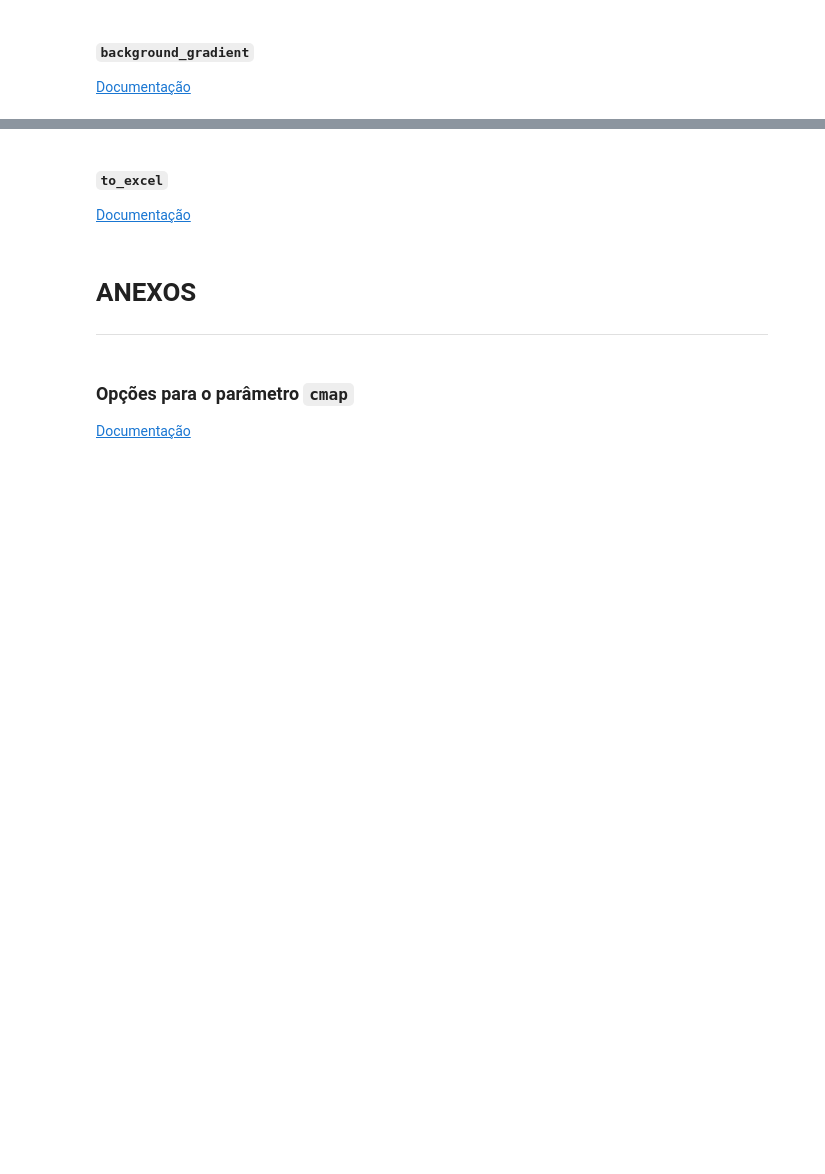
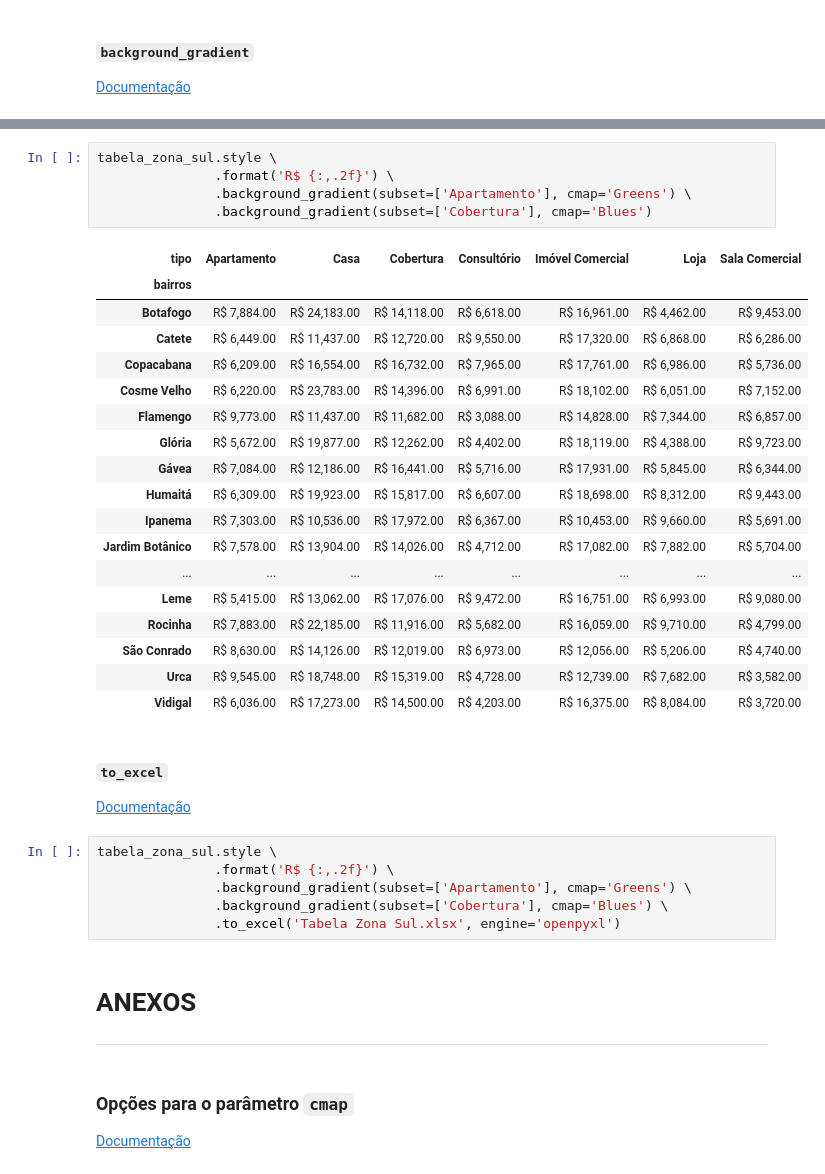
Before and after one commit to emersonleaojr/Pandas_avancado, a Jupyter notebook: Projeto.ipynb, the cells around one changed output, grey strips where cells are left out. Drawn from its saved outputs; the diff is of its cells as text; blank space fills up the shorter version.

Commit message:
Tabulacao e estilizacao, saida .xlsx

```diff
--- a/Projeto.ipynb
+++ b/Projeto.ipynb
@@ -1668,7 +2023,37 @@ dados_listings.pivot_table(
+# %%
+tabela_zona_sul.style \
+               .format('R$ {:,.2f}') \
+               .background_gradient(subset=['Apartamento'], cmap='Greens') \
+               .background_gradient(subset=['Cobertura'], cmap='Blues')
+# %% [output]
+| tipo | Apartamento | Casa | Cobertura | Consultório | Imóvel Comercial | Loja | Sala Comercial |
+| bairros |  |  |  |  |  |  |  |
+| Botafogo | R$ 7,884.00 | R$ 24,183.00 | R$ 14,118.00 | R$ 6,618.00 | R$ 16,961.00 | R$ 4,462.00 | R$ 9,453.00 |
+| Catete | R$ 6,449.00 | R$ 11,437.00 | R$ 12,720.00 | R$ 9,550.00 | R$ 17,320.00 | R$ 6,868.00 | R$ 6,286.00 |
+| Copacabana | R$ 6,209.00 | R$ 16,554.00 | R$ 16,732.00 | R$ 7,965.00 | R$ 17,761.00 | R$ 6,986.00 | R$ 5,736.00 |
+| Cosme Velho | R$ 6,220.00 | R$ 23,783.00 | R$ 14,396.00 | R$ 6,991.00 | R$ 18,102.00 | R$ 6,051.00 | R$ 7,152.00 |
+| Flamengo | R$ 9,773.00 | R$ 11,437.00 | R$ 11,682.00 | R$ 3,088.00 | R$ 14,828.00 | R$ 7,344.00 | R$ 6,857.00 |
+| Glória | R$ 5,672.00 | R$ 19,877.00 | R$ 12,262.00 | R$ 4,402.00 | R$ 18,119.00 | R$ 4,388.00 | R$ 9,723.00 |
+| Gávea | R$ 7,084.00 | R$ 12,186.00 | R$ 16,441.00 | R$ 5,716.00 | R$ 17,931.00 | R$ 5,845.00 | R$ 6,344.00 |
+| Humaitá | R$ 6,309.00 | R$ 19,923.00 | R$ 15,817.00 | R$ 6,607.00 | R$ 18,698.00 | R$ 8,312.00 | R$ 9,443.00 |
+| Ipanema | R$ 7,303.00 | R$ 10,536.00 | R$ 17,972.00 | R$ 6,367.00 | R$ 10,453.00 | R$ 9,660.00 | R$ 5,691.00 |
+| Jardim Botânico | R$ 7,578.00 | R$ 13,904.00 | R$ 14,026.00 | R$ 4,712.00 | R$ 17,082.00 | R$ 7,882.00 | R$ 5,704.00 |
+| ... | ... | ... | ... | ... | ... | ... | ... |
+| Leme | R$ 5,415.00 | R$ 13,062.00 | R$ 17,076.00 | R$ 9,472.00 | R$ 16,751.00 | R$ 6,993.00 | R$ 9,080.00 |
+| Rocinha | R$ 7,883.00 | R$ 22,185.00 | R$ 11,916.00 | R$ 5,682.00 | R$ 16,059.00 | R$ 9,710.00 | R$ 4,799.00 |
+| São Conrado | R$ 8,630.00 | R$ 14,126.00 | R$ 12,019.00 | R$ 6,973.00 | R$ 12,056.00 | R$ 5,206.00 | R$ 4,740.00 |
+| Urca | R$ 9,545.00 | R$ 18,748.00 | R$ 15,319.00 | R$ 4,728.00 | R$ 12,739.00 | R$ 7,682.00 | R$ 3,582.00 |
+| Vidigal | R$ 6,036.00 | R$ 17,273.00 | R$ 14,500.00 | R$ 4,203.00 | R$ 16,375.00 | R$ 8,084.00 | R$ 3,720.00 |
 # %% [markdown]
 #### `to_excel`
 
 [Documentação](https://pandas.pydata.org/pandas-docs/stable/reference/api/pandas.io.formats.style.Styler.to_excel.html)
+# %%
+tabela_zona_sul.style \
+               .format('R$ {:,.2f}') \
+               .background_gradient(subset=['Apartamento'], cmap='Greens') \
+               .background_gradient(subset=['Cobertura'], cmap='Blues') \
+               .to_excel('Tabela Zona Sul.xlsx', engine='openpyxl')
 # %% [markdown]
 # ANEXOS
 ---
```
Also changed, not shown: parts of 19 cells of this notebook, 1 other file.
